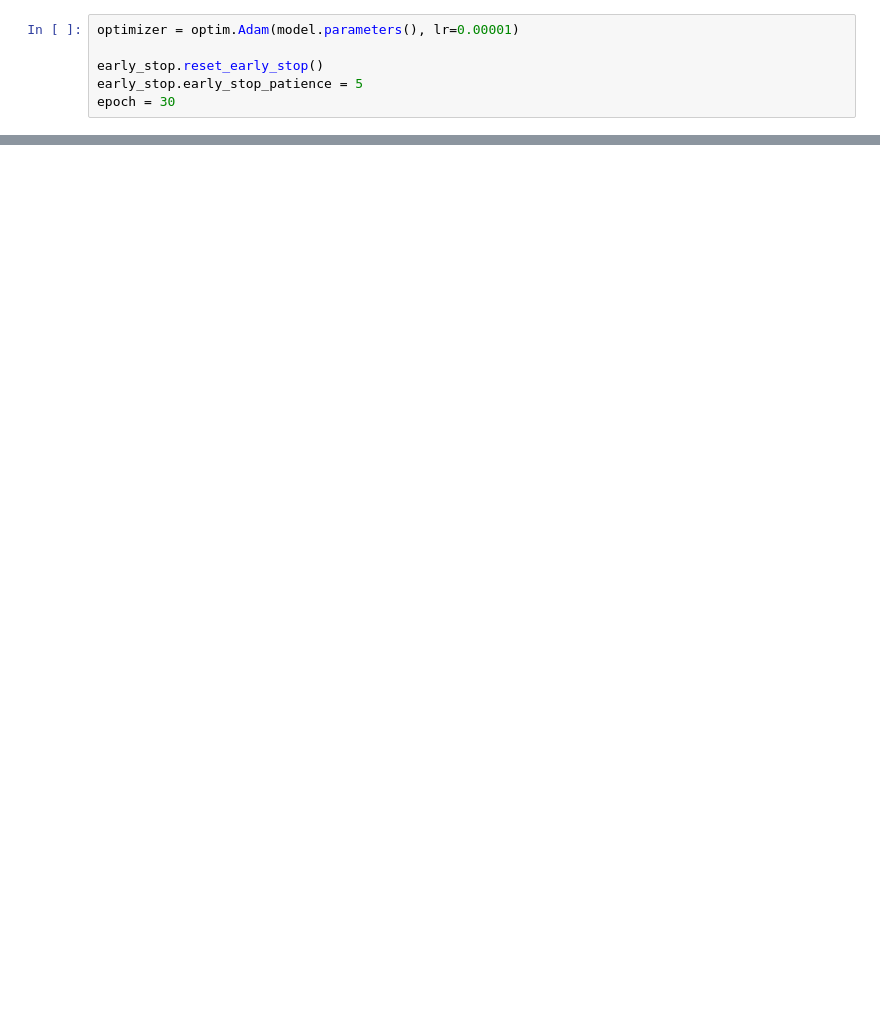
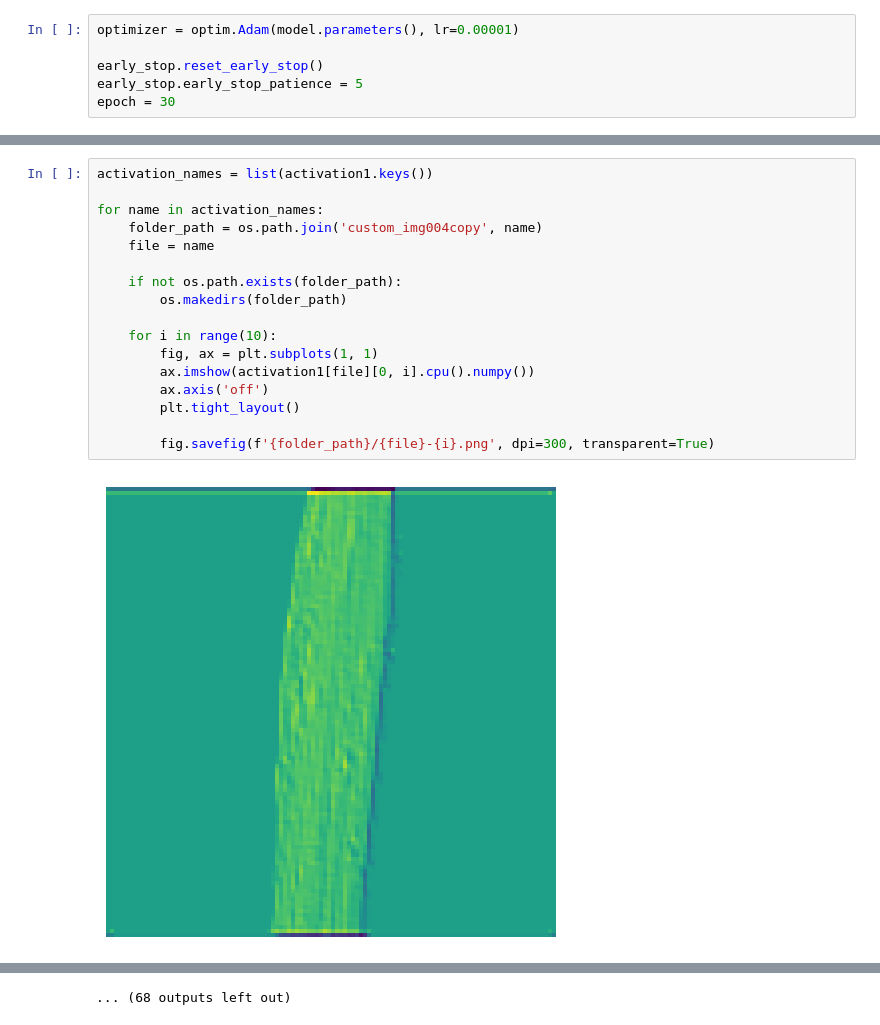
Before and after one commit to januar-png/earlystop, a Jupyter notebook: rice-leaf-clasification.ipynb, the cells around one changed output, grey strips where cells are left out. Drawn from its saved outputs; the diff is of its cells as text; blank space fills up the shorter version.

```diff
--- a/rice-leaf-clasification.ipynb
+++ b/rice-leaf-clasification.ipynb
@@ -278,2 +318,21 @@ img_tensor = img_tensor
 
 output = model(img_tensor)
+# %%
+activation_names = list(activation1.keys())
+
+for name in activation_names:
+    folder_path = os.path.join('custom_img004copy', name)
+    file = name
+
+    if not os.path.exists(folder_path):
+        os.makedirs(folder_path)
+
+    for i in range(10):
+        fig, ax = plt.subplots(1, 1)
+        ax.imshow(activation1[file][0, i].cpu().numpy())
+        ax.axis('off')
+        plt.tight_layout()
+
+        fig.savefig(f'{folder_path}/{file}-{i}.png', dpi=300, transparent=True)
+# %% [output]
+[figure, added]
@@ -280,3 +350,4 @@ output = model(img_tensor)
+... (68 outputs left out)
 # %%
 folder_path = 'custom_img003copy'
 file = 'relu6'
```
Also changed, not shown: parts of 19 cells of this notebook.
